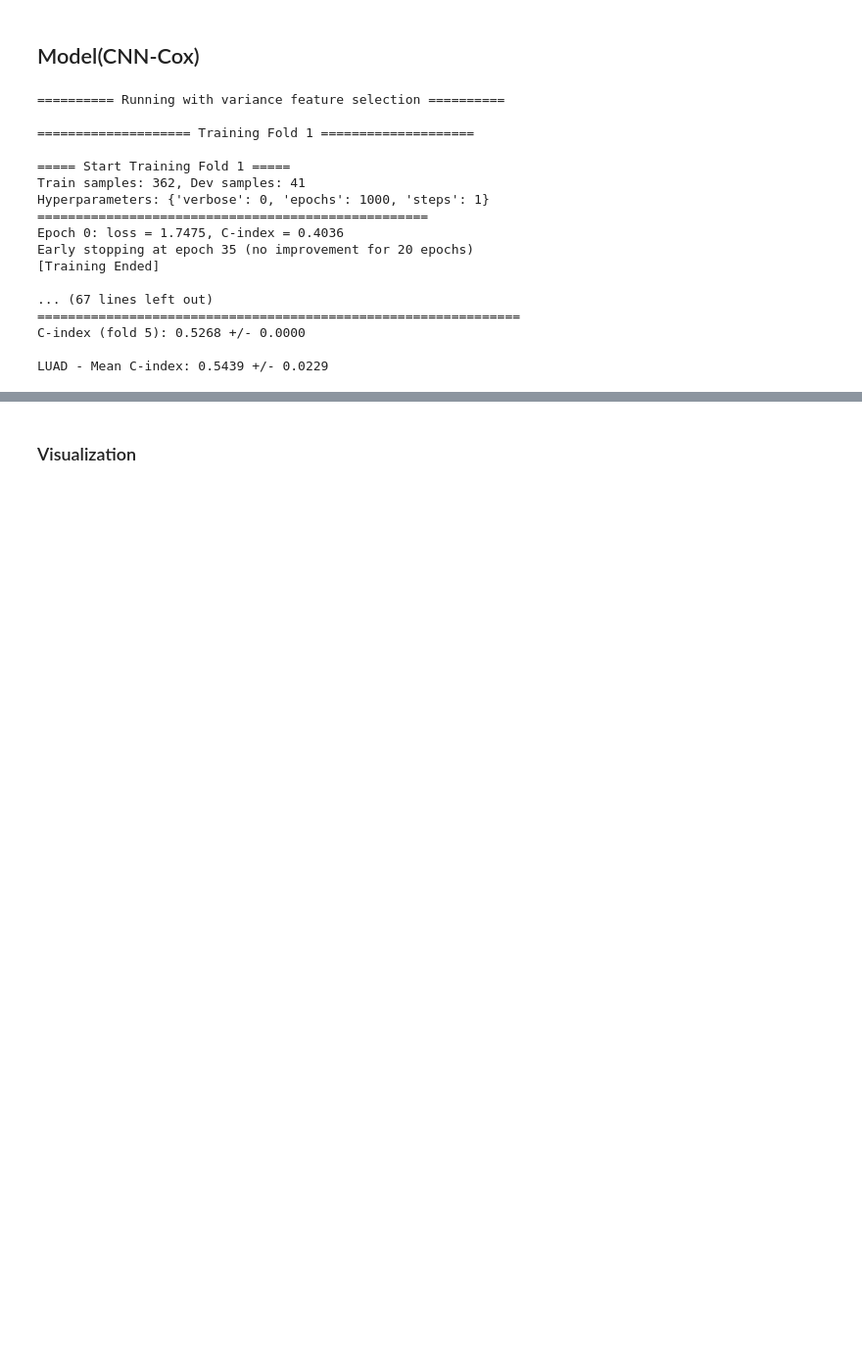
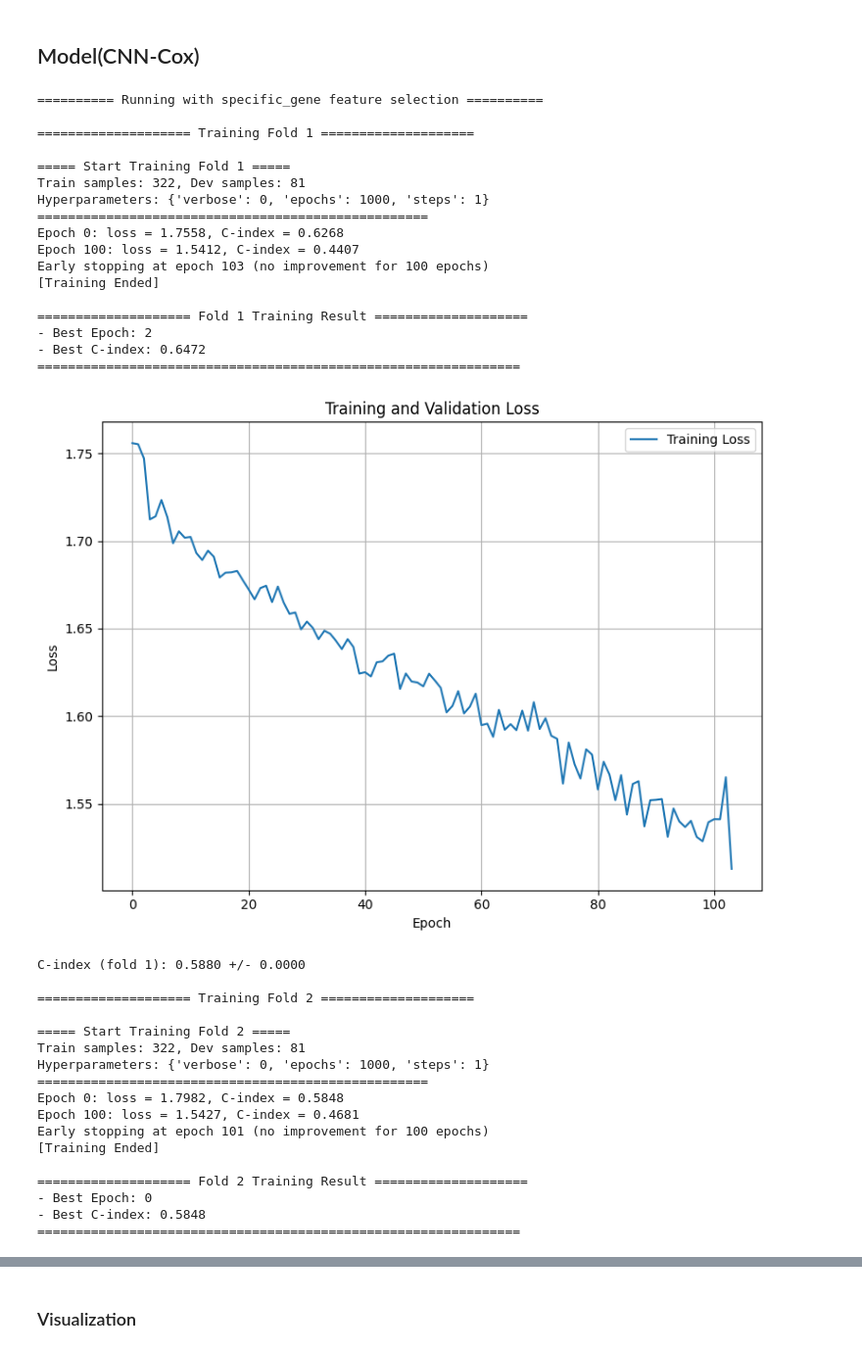
Before and after one commit to Sirius912/CNN_Cox, a Jupyter notebook: CNN_Cox.ipynb, the cells around one changed output, grey strips where cells are left out. Shown at 98% size. Saved outputs shown, nothing was run; the diff lists cells and outputs as text; code cells hidden in the pictures; blank space fills up the shorter version.

```diff
--- a/CNN_Cox.ipynb
+++ b/CNN_Cox.ipynb
@@ -373,34 +405,38 @@ def traindcnncoxmodel(merged_data, cancer_name, conv1, conv1_size, dense, input_
         x_trn_full, c_trn_full, s_trn_full = X[outer_train_idx], E[outer_train_idx], Y[outer_train_idx]
 
         x_trn, x_dev, c_trn, c_dev, s_trn, s_dev = train_test_split(
-            x_trn_full, c_trn_full, s_trn_full, test_size=0.1, stratify=c_trn_full, random_state=1
+            x_trn_full, c_trn_full, s_trn_full, test_size=0.2, stratify=c_trn_full, random_state=1
         )
 
         # 데이터 정렬
         sort_idx = np.argsort(s_trn)[::-1]
         x_trn, s_trn, c_trn = x_trn[sort_idx], s_trn[sort_idx], c_trn[sort_idx]
 
-        # 데이터 reshape
-        x_trn = x_trn.reshape(-1, le, wi, 1)
-        x_dev = x_dev.reshape(-1, le, wi, 1)
-        x_tst = x_tst.reshape(-1, le, wi, 1)
+        # # 데이터 reshape (이미지로 사용하는 경우)
+        # x_trn = x_trn.reshape(-1, le, wi, 1)
+        # x_dev = x_dev.reshape(-1, le, wi, 1)
+        # x_tst = x_tst.reshape(-1, le, wi, 1)
 
         # 모델 경로 설정
         modelpath = save_path + f"{cancer_name}_fold_{fold}_repeat_{i+1}_{le*wi}.weights.h5"
         checkpoint = MyCallback(modelpath, (x_trn, c_trn, s_trn, x_dev, c_dev, s_dev), fold=fold)
 
         # 모델 정의 및 컴파일
-        model = dcnncox(conv1, conv1_size, dense, input_shape=(le, wi, 1))
+        # model = dcnncox(conv1, conv1_size, dense, input_shape=(le, wi, 1))
+        # model = deep_surv_like_2d(le, wi)
+        model = deep_surv_like_1d(n_features=X.shape[1])
+
 
         # ⚠️ c_trn 만 전달해서 손실 함수 구성
         loss_fn = negative_log_partial_likelihood(c_trn)
-        optimizer = tf.keras.optimizers.Adam(learning_rate=0.001)
+        optimizer = tf.keras.optimizers.Adam(learning_rate=0.01)
         model.compile(optimizer=optimizer, loss=loss_fn)
         # model.compile(loss=loss_fn, optimizer='adam')
 
         # 모델 훈련
         print(f"\n==================== Training Fold {fold} ====================")
         history = model.fit(x_trn, s_trn, batch_size=len(x_trn), epochs=1000, verbose=0, callbacks=[checkpoint], shuffle=False)
+        plot_loss(history)
 
         # 모델 가중치 불러오기
         model.load_weights(modelpath)
@@ -562,7 +661,7 @@ class MyCallback(ModelCheckpoint):
 cancer_name = 'LUAD'    # add LUSC
 
 # feature_selection_methods = ['variance', 'kegg', 'reactome', 'cascaded_wx']
-feature_selection_methods = ['variance']
+feature_selection_methods = ['specific_gene']
 
 for method in feature_selection_methods:
   print(f'\n========== Running with {method} feature selection ==========')
@@ -570,6 +669,8 @@ for method in feature_selection_methods:
   # Feature selection
   if method == 'variance':
     selected_features = variance_selection(gene_data)
+  elif method == 'specific_gene':
+    selected_features = specific_gene_selection(gene_data)
   # elif method == 'kegg':
   #   selected_features = kegg_pathway_selection(gene_data)
   # elif method == 'reactome':
@@ -580,38 +681,56 @@ for method in feature_selection_methods:
   # Merge with clinical dataset
   selected_gene_data = gene_data[selected_features]
   merged_data = merge_data(selected_gene_data, clinical_data)
 
   # 모델 파라미터 설정
   conv1 = 64
   dense = 16
   conv1_size = (1, 10)
   input_shape = (10, 10, 1)
   le, wi = 10, 10
 
   save_path="/content/"
 
   # 모델 훈련 및 C-index 계산
   score_tst_list = traindcnncoxmodel(merged_data, cancer_name, conv1, conv1_size, dense, input_shape, save_path, le, wi)
 
   # # C-index 출력
   # flat_scores = [score for fold_scores in score_tst_list for score in fold_scores]
   # print(f"Test C-index for {cancer_name}: {np.mean(flat_scores):.4f} +/- {np.std(flat_scores):.4f}")
   # print(f'\n{cancer_name} - Fold-wise Best C-index Mean: {np.mean(best_cindex_list):.4f} +/- {np.std(best_cindex_list):.4f}')
 # %% [output]
-========== Running with variance feature selection ==========
+========== Running with specific_gene feature selection ==========
 
 ==================== Training Fold 1 ====================
 
 ===== Start Training Fold 1 =====
-Train samples: 362, Dev samples: 41
+Train samples: 322, Dev samples: 81
 Hyperparameters: {'verbose': 0, 'epochs': 1000, 'steps': 1}
 ===================================================
-Epoch 0: loss = 1.7475, C-index = 0.4036
-Early stopping at epoch 35 (no improvement for 20 epochs)
+Epoch 0: loss = 1.7558, C-index = 0.6268
+Epoch 100: loss = 1.5412, C-index = 0.4407
+Early stopping at epoch 103 (no improvement for 100 epochs)
 [Training Ended]
 
-... (67 lines left out)
+==================== Fold 1 Training Result ====================
+- Best Epoch: 2
+- Best C-index: 0.6472
 ===============================================================
-C-index (fold 5): 0.5268 +/- 0.0000
-
-LUAD - Mean C-index: 0.5439 +/- 0.0229
+[figure, added]
+C-index (fold 1): 0.5880 +/- 0.0000
+
+==================== Training Fold 2 ====================
+
+===== Start Training Fold 2 =====
+Train samples: 322, Dev samples: 81
+Hyperparameters: {'verbose': 0, 'epochs': 1000, 'steps': 1}
+===================================================
+Epoch 0: loss = 1.7982, C-index = 0.5848
+Epoch 100: loss = 1.5427, C-index = 0.4681
+Early stopping at epoch 101 (no improvement for 100 epochs)
+[Training Ended]
+
+==================== Fold 2 Training Result ====================
+- Best Epoch: 0
+- Best C-index: 0.5848
+===============================================================
```
Also changed, not shown: parts of 14 cells of this notebook.
